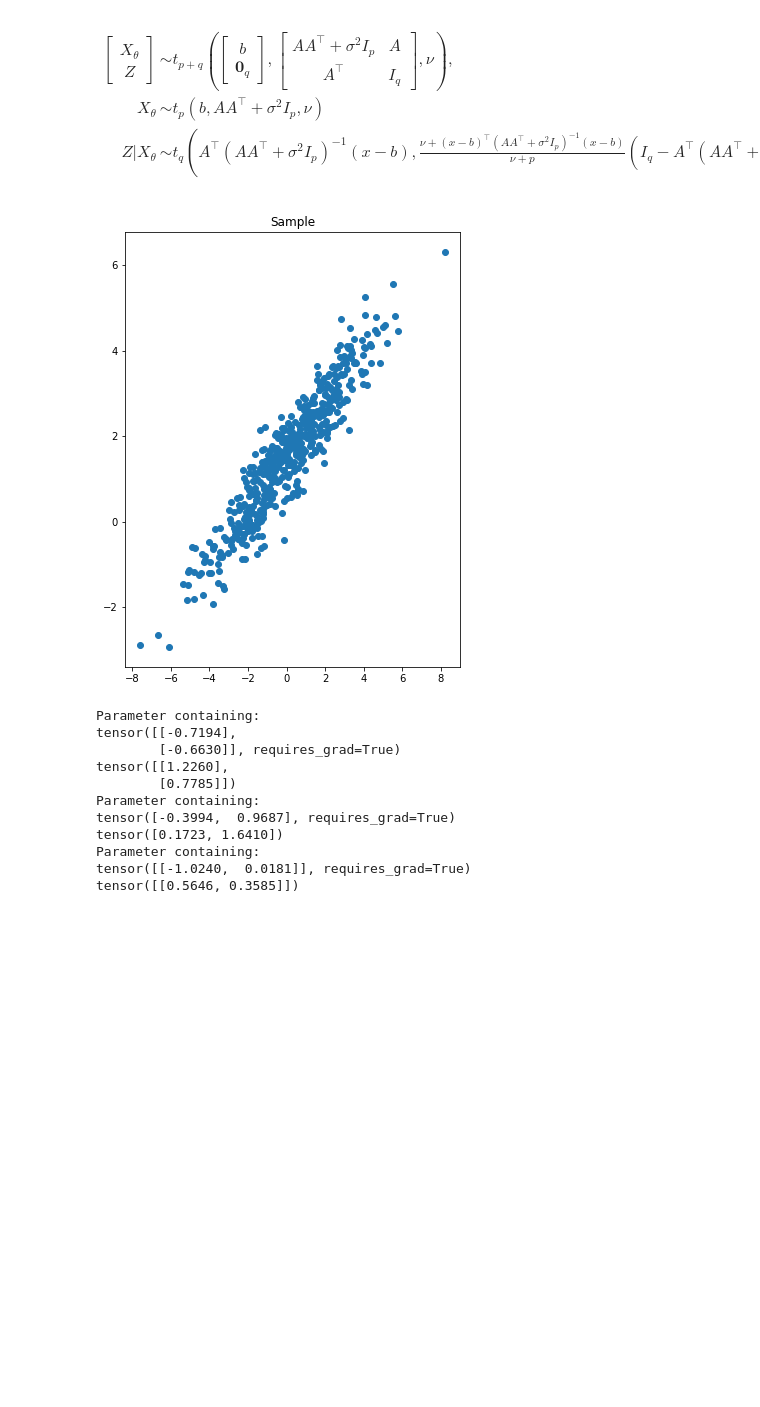
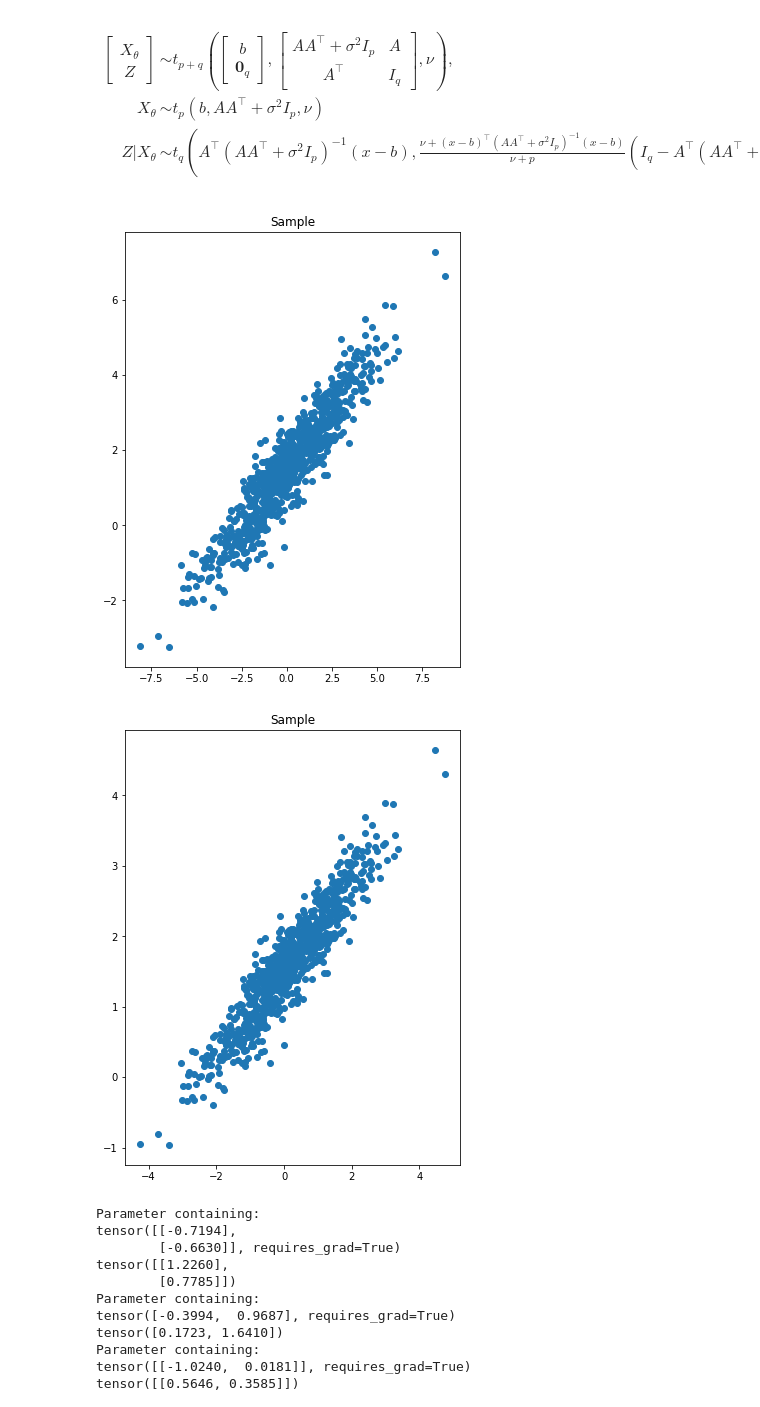
Before and after one commit to Mincheol2/t3VAE, a Jupyter notebook: Simulation_study/Simulation_study.ipynb, the cells around one changed output. Cells and saved outputs as stored; diff of their text form; code cells hidden in the pictures; blank space fills up the shorter version.

Commit message:
Simulation results

```diff
--- a/Simulation_study/Simulation_study.ipynb
+++ b/Simulation_study/Simulation_study.ipynb
@@ -143,7 +143,7 @@ nu = nu_sample = 3
 epochs = 50
 num_layers = 128
 recon_sigma = 0.25
-sample_N = 500
+sample_N = 800
 batch_size = 16
 make_reproducibility(5000)
 
@@ -159,16 +159,27 @@ t_sample = simulation(
     nu_list=[nu_sample]
 )
 
+normal_sample = simulation(
+    DEVICE, p_dim=p_dim, SEED=1500,
+    K=1, N_list=[sample_N],
+    mu_list=[b],
+    var_list=[recon_sigma**2 * torch.eye(p_dim) + A @ A.T],
+    nu_list=[0]
+)
+
 simulation_trainset = MYTensorDataset(t_sample)
+contrast_trainset = MYTensorDataset(normal_sample)
 # %%
 import matplotlib.pyplot as plt
 from simul_visualize import visualize_2D, visualize_3D, total_visualize_2D, total_visualize_3D
 
 
 # visualize_3D(t_sample).show()
 visualize_2D(t_sample).show()
+visualize_2D(normal_sample).show()
 # %% [output]
-[figure, old version]
+[figure, new version]
+[figure, added]
 # %%
 # MVT_true_recon = [(A @ x + b).reshape(1,2) for x in MVT_prior]
 # visualize_2D(torch.cat(MVT_true_recon)).show()
```
Also changed, not shown: parts of 1 cell of this notebook, 17 other files.
